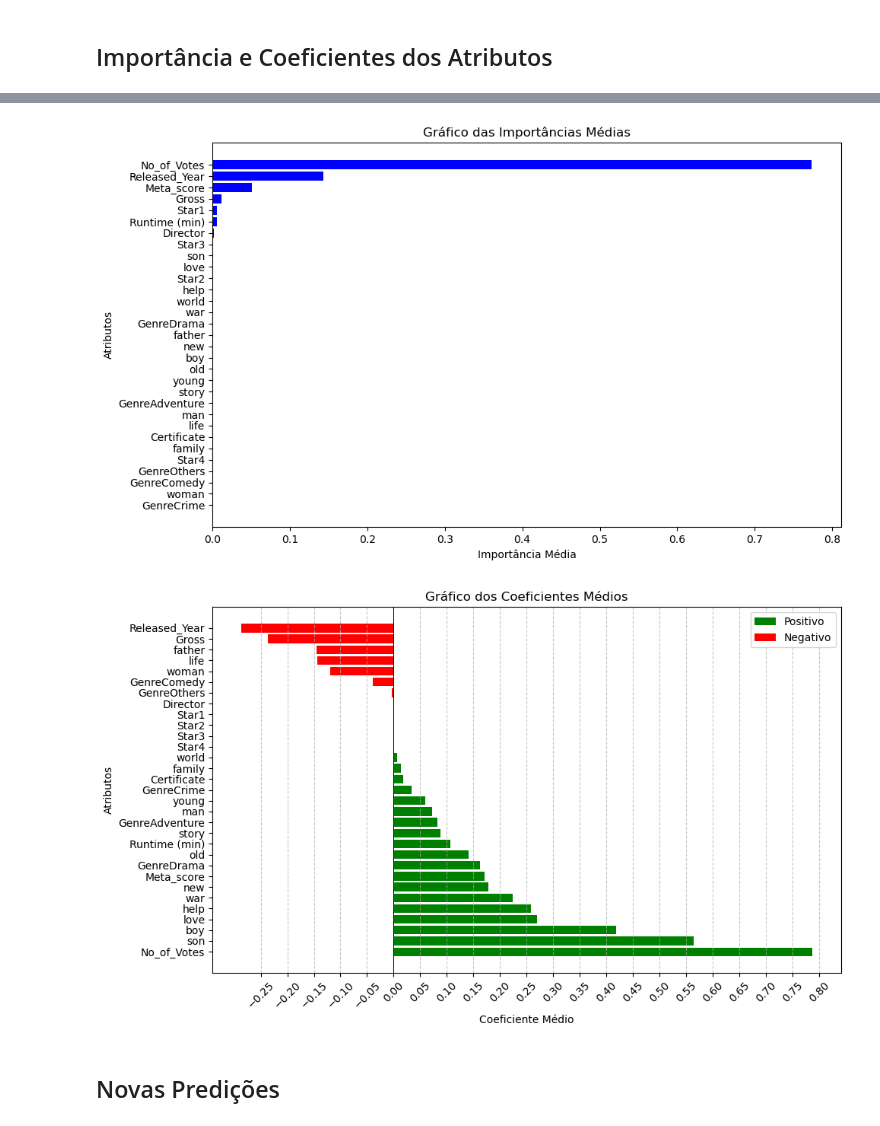
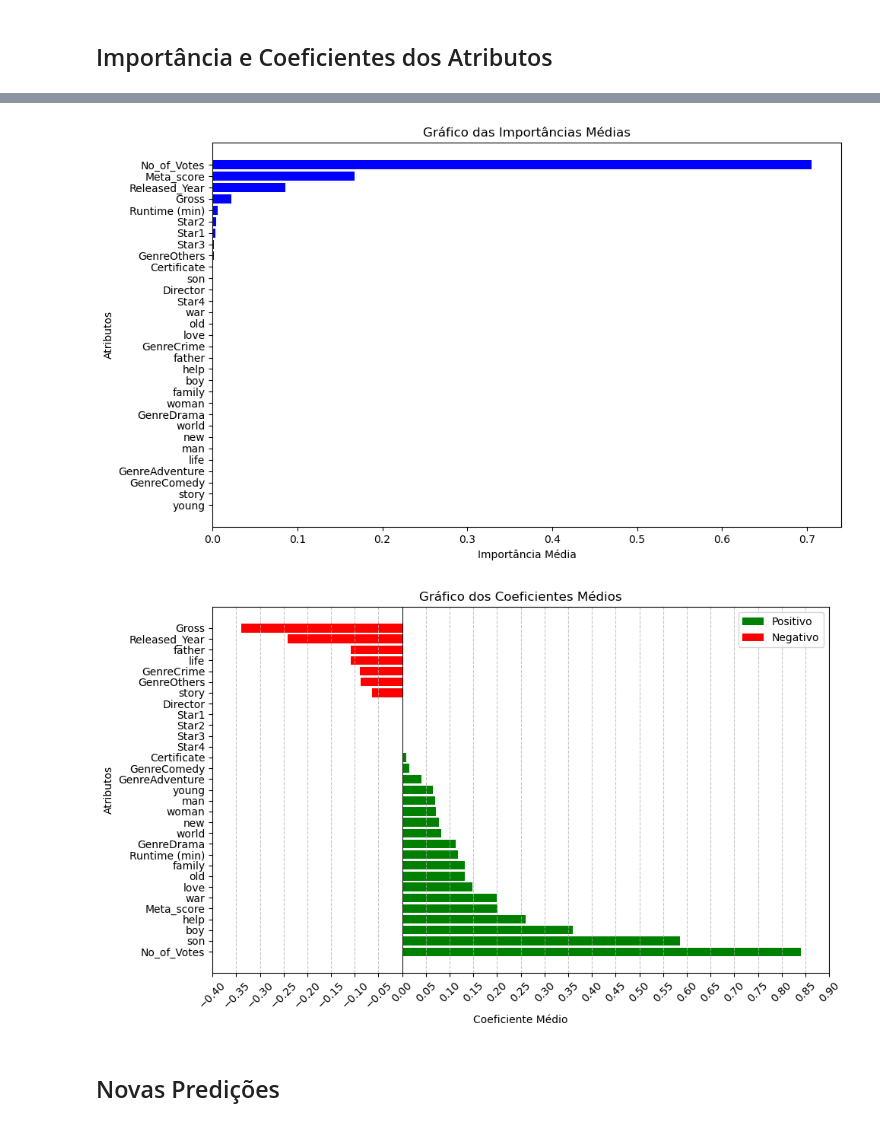
Before and after one commit to carolinaemanuele/LH_CD_CAROLINAEMANUELESANTOSDEARAUJO, a Jupyter notebook: Jupyter Notebook/LH_CD_CAROLINAEMANUELESANTOSDEARAUJO.ipynb, the cells around one changed output, grey strips where cells are left out. Saved outputs shown, nothing was run; the diff lists cells and outputs as text; code cells hidden in the pictures.

```diff
--- a/Jupyter Notebook/LH_CD_CAROLINAEMANUELESANTOSDEARAUJO.ipynb
+++ b/Jupyter Notebook/LH_CD_CAROLINAEMANUELESANTOSDEARAUJO.ipynb
@@ -427,10 +427,10 @@ plt.show()
 ## Histogramas
 # %%
 # Plotando histogramas para visualizar graficamente a distribuição de densidade de cada coluna quantitativa do dataset
-plt.figure(figsize=(8,9))
+plt.figure(figsize=(11,6))
 for column in quantitativas:
     n = quantitativas.index(column)+1
-    plt.subplot(3,2,n)
+    plt.subplot(2,3,n)
     plt.hist(data = db_imdb, x = column, color='blue', histtype='bar', rwidth=2, edgecolor='blue', density=True, alpha=.5)
     sns.kdeplot(db_imdb[column], color='black')
     plt.title(f'Histograma de Densidade de {column}')
@@ -601,8 +601,8 @@ for column in quantitativas:
     n += 1
     plt.subplot(2,3,n)
     pg.qqplot(db_imdb[column], dist='norm')
-    plt.title(f'../resultados/QQplot {column}')
+    plt.title(f'QQ-Plot {column}')
 plt.tight_layout()
-plt.savefig('QQPlot.png')
+plt.savefig('../resultados/QQPlot.png')
 plt.show()
 # %% [output]
@@ -905,14 +890,14 @@ y_train.shape, y_val.shape, y_test.shape
 # %%
 # Validação cruzada para selecionar os modelos com melhor desempenho
 reg_models = {'Regressão Linear': LinearRegression(),
-              'Lasso': Lasso(),
-              'Ridge': Ridge(),
-              'Random Forest': RandomForestRegressor(),
-              'MLP': MLPRegressor(max_iter=5000),
-              'Árvore de Decisão': DecisionTreeRegressor(),
+              'Lasso': Lasso(random_state=42),
+              'Ridge': Ridge(random_state=42),
+              'Random Forest': RandomForestRegressor(random_state=42),
+              'MLP': MLPRegressor(max_iter=5000, early_stopping=True, random_state=42),
+              'Árvore de Decisão': DecisionTreeRegressor(random_state=42),
               'SVM': SVR(),
-              'Gradient Boosting': GradientBoostingRegressor(),
-              'AdaBoost': AdaBoostRegressor()
+              'Gradient Boosting': GradientBoostingRegressor(random_state=42),
+              'AdaBoost': AdaBoostRegressor(random_state=42)
              } # Dicionário contendo os modelos de regressão a serem testados pela validação cruzada
 
 results = {'Modelo': [],
@@ -951,7 +936,7 @@ df_cv_results # Exibindo os resultados em um dataframe
 def objective(modelo, trial): # Criação da função objetivo
     if modelo == 'Ridge': # Selecionando o espaço de hiperparâmetros a serem testados no modelo Ridge
         alpha = trial.suggest_float('alpha', 1e-5, 10, log=True)
-        model = Ridge(alpha=alpha)
+        model = Ridge(alpha=alpha, random_state=42)
     elif modelo == 'Gradient Boosting': # Selecionando o espaço de hiperparâmetros a serem testados no modelo Gradient Boosting
         learning_rate = trial.suggest_float('learning_rate', 1e-4, 1, log=True)
         n_estimators = trial.suggest_int('n_estimators', 50, 200)
@@ -966,7 +951,8 @@ def objective(modelo, trial): # Criação da função objetivo
     return score
 
 def modelo_optuna(model): # Criando a função que vai executar o optuna para cada modelo
-    study = optuna.create_study(direction='minimize') # Criando um estudo do optuna para minimizar o score
+    sampler = optuna.samplers.TPESampler(seed=42)
+    study = optuna.create_study(direction='minimize', sampler=sampler) # Criando um estudo do optuna para minimizar o score
     optuna.logging.set_verbosity(optuna.logging.WARNING) # Alterando o nível de verbosidade
     study.optimize(lambda trial: objective(model, trial), n_trials=50) # Implementando o algoritmo
     teste = study.best_trial
@@ -1120,26 +1110,26 @@ plt.tight_layout()
 plt.savefig('../resultados/GráficoImportânciasMédias.png')
 plt.show()
 # %% [output]
-[figure, old version]
+[figure, new version]
 # %%
 # Plotando um gráfico para comparação dos coeficientes médios de cada atributo
 coef_pos = df_importances[df_importances['Média dos Coeficientes']>=0]['Média dos Coeficientes']
 coef_neg = df_importances[df_importances['Média dos Coeficientes']<0]['Média dos Coeficientes']
 plt.figure(figsize=(10, 6))
 coef_graf_pos = plt.barh(coef_pos.index, coef_pos, color='g')
 coef_graf_neg = plt.barh(coef_neg.index, coef_neg, color='r')
 plt.xlabel('Coeficiente Médio')
 plt.ylabel('Atributos')
 plt.title('Gráfico dos Coeficientes Médios')
-plt.xticks([i/20 for i in range(-5, 17)], rotation=45)
+plt.xticks([i/20 for i in range(-8, 19)], rotation=45)
 plt.legend(['Positivo', 'Negativo'], loc='upper right')
 plt.grid(True, axis='x', linestyle='--', alpha=0.7)
 plt.axvline(0, color='black', linewidth=0.7)
 plt.tight_layout()
 plt.savefig('../resultados/GráficoCoeficientesMédios.png')
 plt.show()
 # %% [output]
-[figure, old version]
+[figure, new version]
 # %% [markdown]
 ## Novas Predições
 # %%
```
Also changed, not shown: parts of 16 cells of this notebook, 24 other files.
